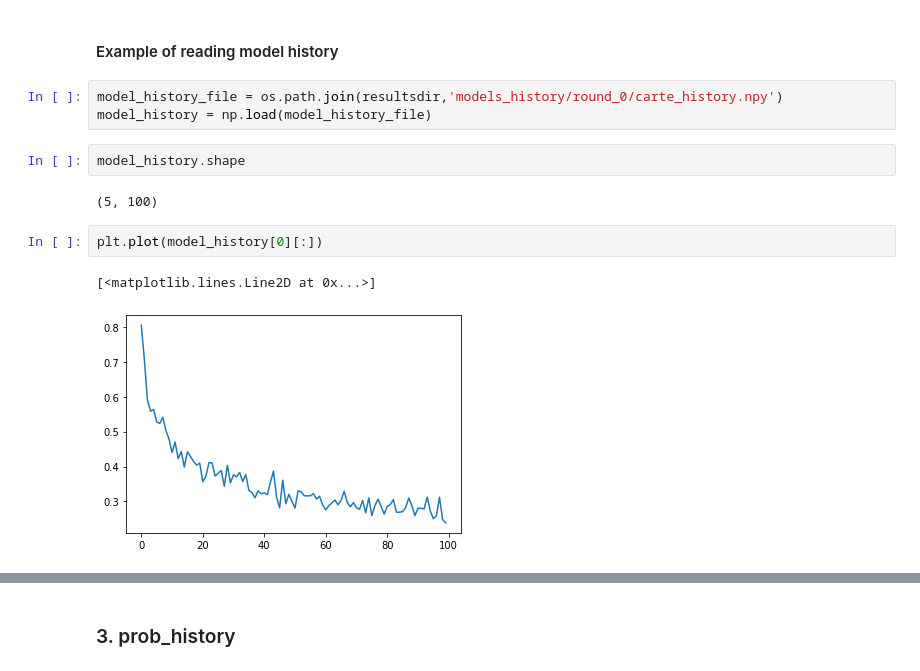
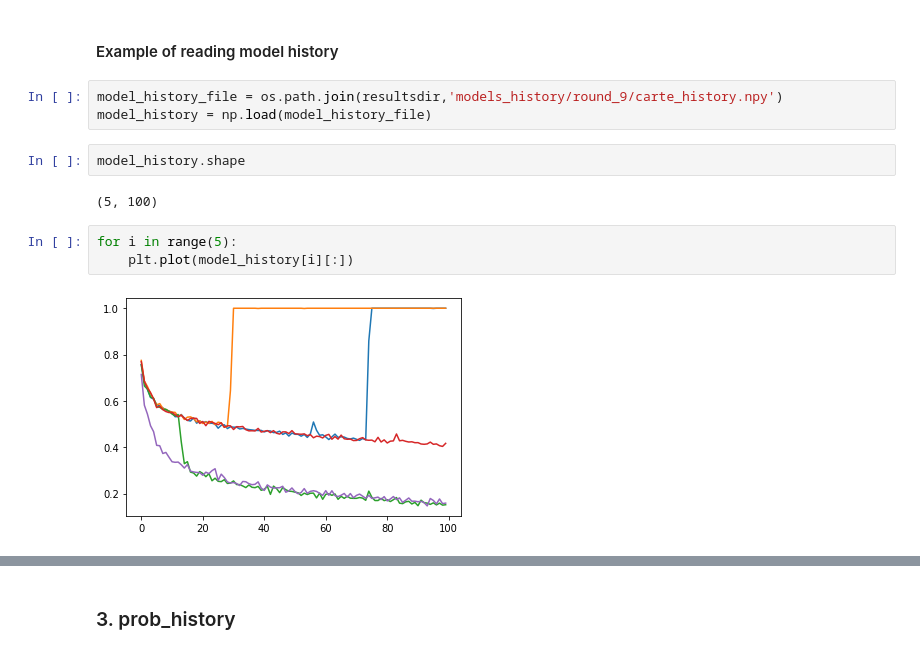
Before and after one commit to smith-scram-lab/Iterative-Unet, a Jupyter notebook: ResultReading.ipynb, the cells around one changed output, grey strips where cells are left out. Drawn from its saved outputs; the diff is of its cells as text.

```diff
--- a/ResultReading.ipynb
+++ b/ResultReading.ipynb
@@ -93,17 +93,17 @@ In order to extract that, the minimum of each curve should be taken.
 # %% [markdown]
 #### Example of reading model history
 # %%
-model_history_file = os.path.join(resultsdir,'models_history/round_0/carte_history.npy')
+model_history_file = os.path.join(resultsdir,'models_history/round_9/carte_history.npy')
 model_history = np.load(model_history_file)
 # %%
 model_history.shape
 # %% [output]
 (5, 100)
-# %%
-plt.plot(model_history[0][:])
-# %% [output]
-[<matplotlib.lines.Line2D at 0x...>]
-[figure, removed]
+# %%
+for i in range(5):
+    plt.plot(model_history[i][:])
+# %% [output]
+[figure, added]
 # %%
 #Getting the min of model loss
 for i in range(5):
```
Also changed, not shown: parts of 6 cells of this notebook.
